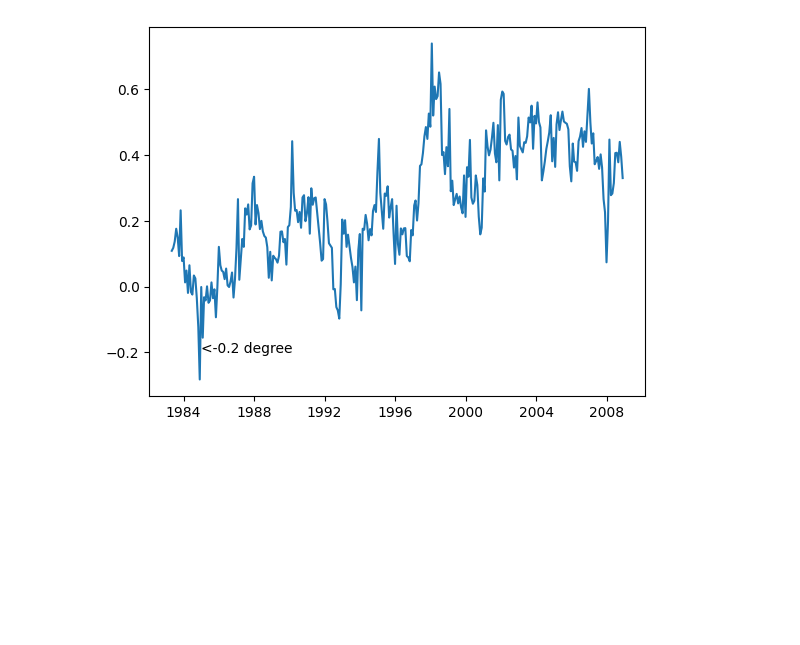
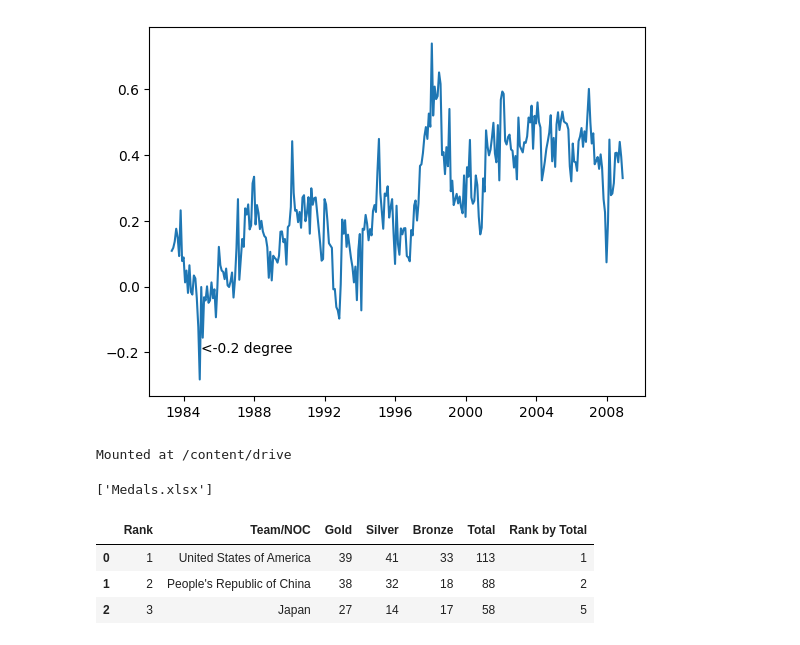
Before and after one commit to HayateSato/DS_Practice, a Jupyter notebook: Matplotlib.ipynb, the cells around one changed output. Drawn from its saved outputs; the diff is of its cells as text; code cells hidden in the pictures; blank space fills up the shorter version.

```diff
--- a/Matplotlib.ipynb
+++ b/Matplotlib.ipynb
@@ -180,3 +180,23 @@ ax.annotate('<-0.2 degree', (pd.Timestamp('1985-01-01'), -0.2))
 plt.show()
 # %% [output]
 [figure]
+# %%
+import os
+from google.colab import drive
+drive.mount('/content/drive')
+# %% [output]
+Mounted at /content/drive
+# %%
+path = f'/content/drive/MyDrive/Colab Notebooks/Dataset_DSPractice'
+os.chdir(path)
+os.listdir(path)
+# %% [output]
+['Medals.xlsx']
+# %%
+medal = pd.read_excel('Medals.xlsx')
+medal.head(3)
+# %% [output]
+|  | Rank | Team/NOC | Gold | Silver | Bronze | Total | Rank by Total |
+| 0 | 1 | United States of America | 39 | 41 | 33 | 113 | 1 |
+| 1 | 2 | People's Republic of China | 38 | 32 | 18 | 88 | 2 |
+| 2 | 3 | Japan | 27 | 14 | 17 | 58 | 5 |
```
Also changed, not shown: parts of 4 cells of this notebook.
